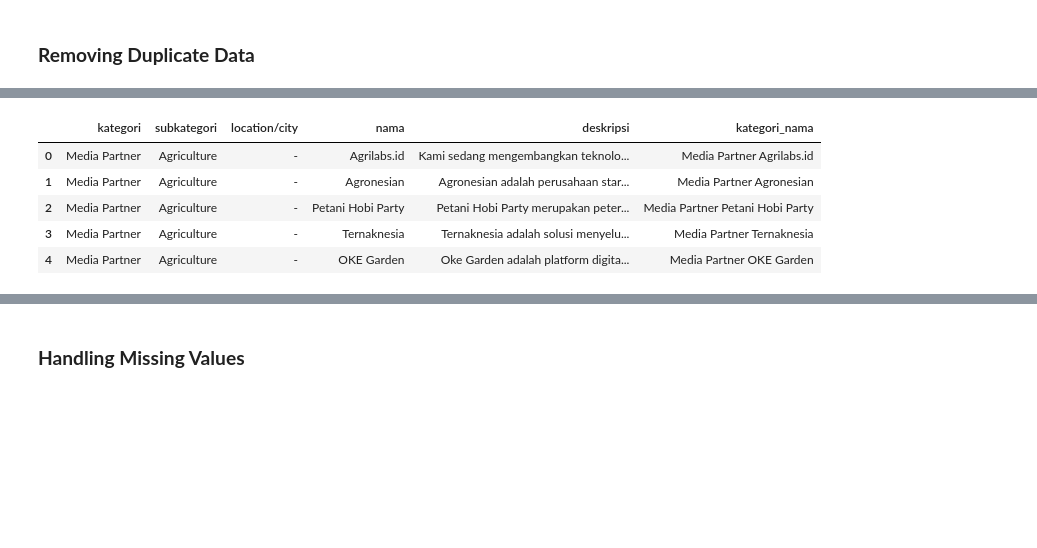
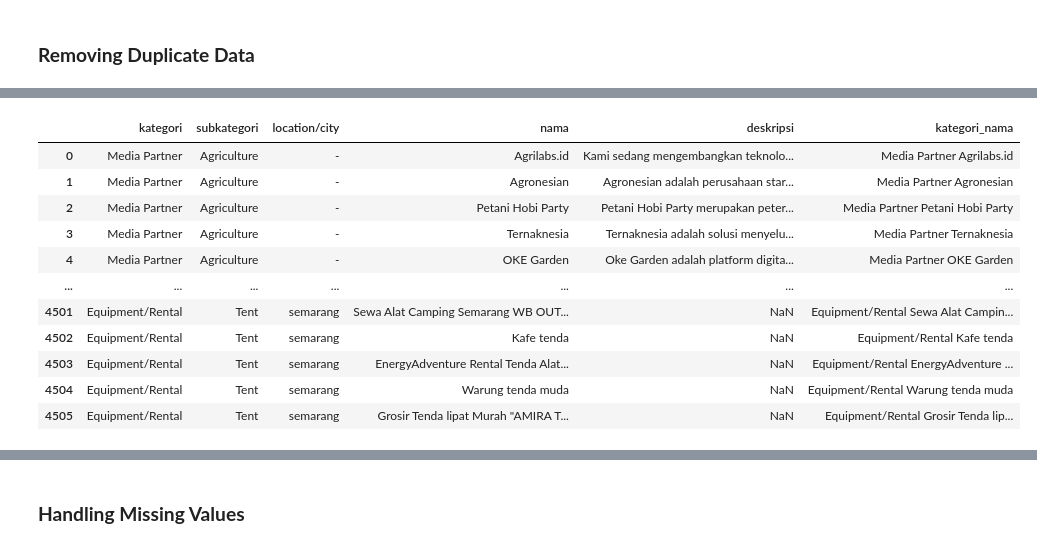
Before and after one commit to arsyaamalia/event-service-cbrs, a Jupyter notebook: Skripsi_Content_Based_Recommendation_System_Eventhings.ipynb, the cells around one changed output, grey strips where cells are left out. Cells and saved outputs as stored; diff of their text form; code cells hidden in the pictures; blank space fills up the shorter version.

```diff
--- a/Skripsi_Content_Based_Recommendation_System_Eventhings.ipynb
+++ b/Skripsi_Content_Based_Recommendation_System_Eventhings.ipynb
@@ -285,11 +293,17 @@ time: 11.2 ms (started: 2024-06-08 08:20:59 +00:00)
 # %%
 # push to df
 df = df.assign(kategori_nama=kategori_nama)
-df.head()
+df
 # %% [output]
 |  | kategori | subkategori | location/city | nama | deskripsi | kategori_nama |
 | 0 | Media Partner | Agriculture | - | Agrilabs.id | Kami sedang mengembangkan teknolo... | Media Partner Agrilabs.id |
 | 1 | Media Partner | Agriculture | - | Agronesian | Agronesian adalah perusahaan star... | Media Partner Agronesian |
 | 2 | Media Partner | Agriculture | - | Petani Hobi Party | Petani Hobi Party merupakan peter... | Media Partner Petani Hobi Party |
 | 3 | Media Partner | Agriculture | - | Ternaknesia | Ternaknesia adalah solusi menyelu... | Media Partner Ternaknesia |
 | 4 | Media Partner | Agriculture | - | OKE Garden | Oke Garden adalah platform digita... | Media Partner OKE Garden |
+| ... | ... | ... | ... | ... | ... | ... |
+| 4501 | Equipment/Rental | Tent | semarang | Sewa Alat Camping Semarang WB OUT... | NaN | Equipment/Rental Sewa Alat Campin... |
+| 4502 | Equipment/Rental | Tent | semarang | Kafe tenda | NaN | Equipment/Rental Kafe tenda |
+| 4503 | Equipment/Rental | Tent | semarang | EnergyAdventure Rental Tenda Alat... | NaN | Equipment/Rental EnergyAdventure ... |
+| 4504 | Equipment/Rental | Tent | semarang | Warung tenda muda | NaN | Equipment/Rental Warung tenda muda |
+| 4505 | Equipment/Rental | Tent | semarang | Grosir Tenda lipat Murah "AMIRA T... | NaN | Equipment/Rental Grosir Tenda lip... |
```
Also changed, not shown: parts of 92 cells of this notebook.
